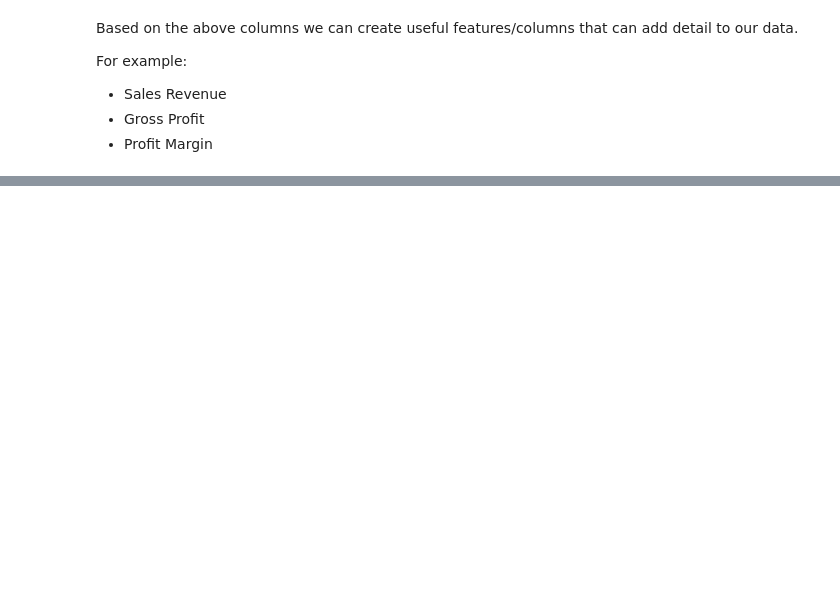
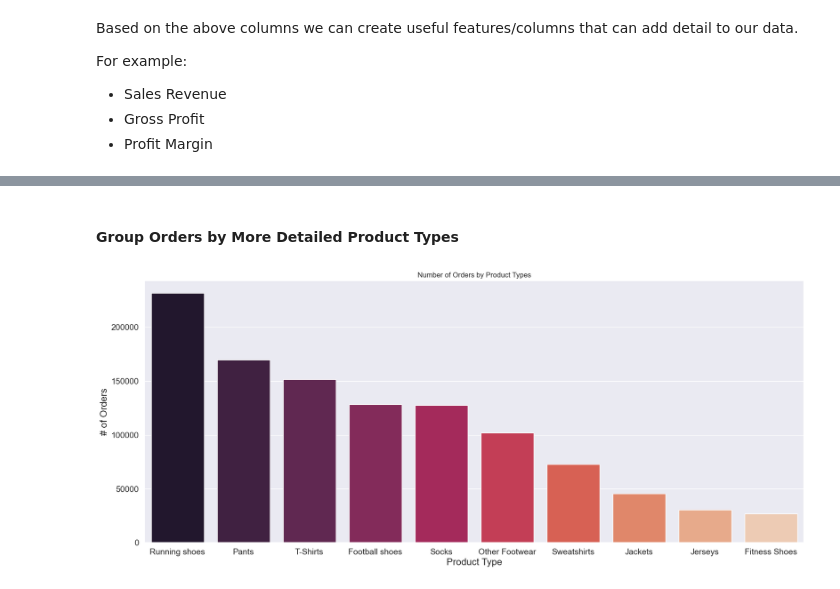
Before and after one commit to Jaghs/Demand-Prediciton, a Jupyter notebook: src/eda_and_cleaning.ipynb, the cells around one changed output, grey strips where cells are left out. Saved outputs shown, nothing was run; the diff lists cells and outputs as text; code cells hidden in the pictures; blank space fills up the shorter version.

```diff
--- a/src/eda_and_cleaning.ipynb
+++ b/src/eda_and_cleaning.ipynb
@@ -596,0 +666,15 @@ cleaned_df.head()
+# %% [markdown]
+#### Group Orders by More Detailed Product Types
+# %%
+# plot top 10 product types by number of orders
+product_types = cleaned_df['group1'].value_counts()
+
+plt.figure(figsize=(20, 8))
+sns.barplot(x=product_types.index[:10], y=product_types.values[:10], palette='rocket')
+plt.xlabel('Product Type')
+plt.ylabel('# of Orders')
+plt.title('Number of Orders by Product Types')
+
+plt.show()
+# %% [output]
+[figure, added]
```
Also changed, not shown: parts of 25 cells of this notebook.
